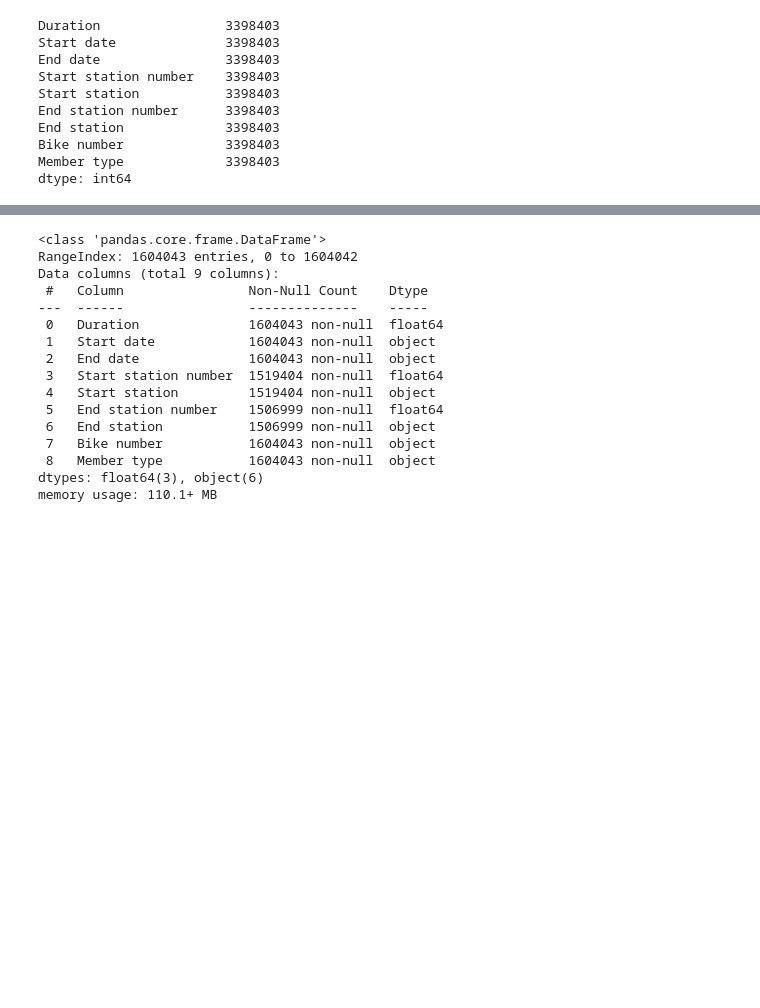
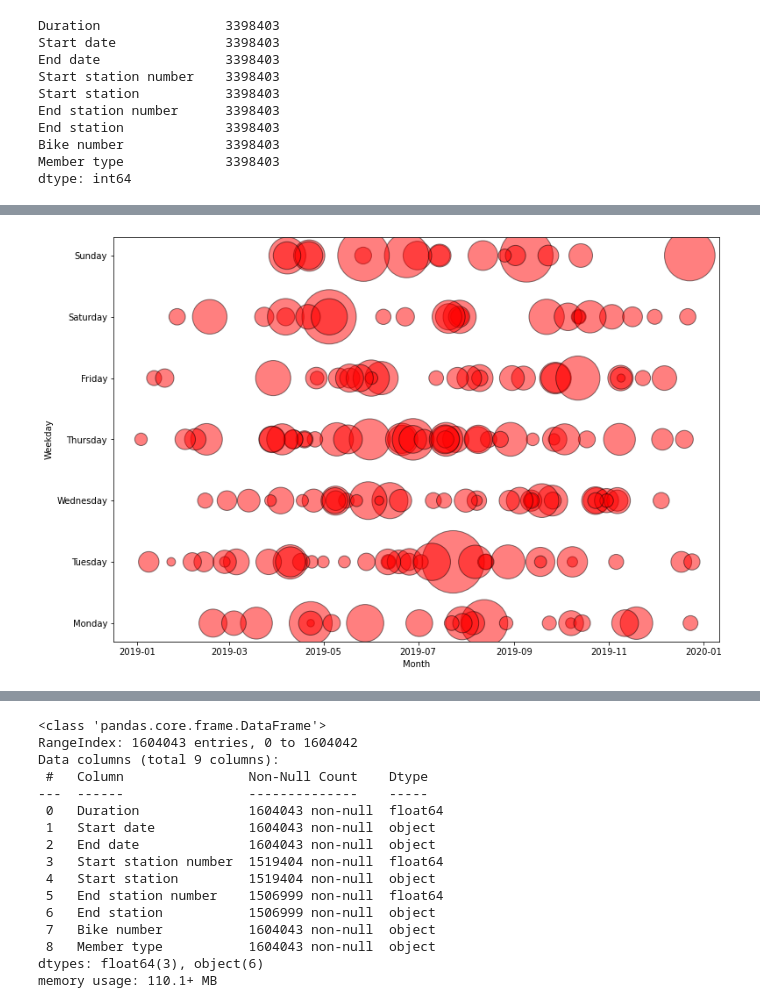
Before and after one commit to digantpatel87/Project1D2, a Jupyter notebook: Code/Project1D2.ipynb, the cells around one changed output, grey strips where cells are left out. Saved outputs shown, nothing was run; the diff lists cells and outputs as text; code cells hidden in the pictures; blank space fills up the shorter version.

Commit message:
2019 scatter plots rough draft

```diff
--- a/Code/Project1D2.ipynb
+++ b/Code/Project1D2.ipynb
@@ -103,3 +103,17 @@ combined_2019_df.head()
 | 2 | 177 | 2019-01-01 00:08:46 | 2019-01-01 00:11:44 | W22654 | Casual | 2019-01-01 00:08:46 | 00:08 | Jan | 01/01/19 |
 | 3 | 228 | 2019-01-01 00:08:47 | 2019-01-01 00:12:35 | W22336 | Member | 2019-01-01 00:08:47 | 00:08 | Jan | 01/01/19 |
 | 4 | 1300 | 2019-01-01 00:12:29 | 2019-01-01 00:34:10 | 70004 | Member | 2019-01-01 00:12:29 | 00:12 | Jan | 01/01/19 |
+# %%
+combined_2019_df["DayName"] = combined_2019_df["DateTime"].dt.day_name()
+combined_2019_df["DayNum"] = combined_2019_df["DateTime"].dt.weekday
+
+outlierIndex = combined_2019_df[combined_2019_df["Duration"]
+                                > (combined_2019_df["Duration"].mean() + (2 * (combined_2019_df["Duration"].std())))].index
+
+combined_2019_df.drop(outlierIndex, inplace=True)
+
+sample_2019_df = combined_2019_df.sample(200)
+sample_2019_df["DayInYear"] = sample_2019_df["DateTime"].dt.strftime('%j')
+sorted_sample_df = sample_2019_df.sort_values(by="Date")
+sorted_sample_df.sort_values(by="DayNum", inplace=True)
+sorted_sample_df.tail()
@@ -106,3 +127,20 @@ combined_2019_df.head()
+# %%
+#months = ["Jan", "Feb", "Mar", "Apr", "May", "Jun", "Jul", "Aug", "Sep", "Oct", "Nov", "Dec"]
+x_values = sorted_sample_df['DateTime']
+y_values = sorted_sample_df['DayName']
+duration = sorted_sample_df['Duration']
+fig = plt.figure(figsize=(12,8))
+ax = fig.add_axes([.1,.1,.8,.8])
+ax.scatter(x_values, y_values, s=duration, c="red", alpha=0.5, edgecolor="black")
+ax.set_xlabel('Month')
+ax.set_ylabel('Weekday')
+#ax.xaxis_date()
+#ax.set_xticks(np.arange(1,12,1))
+#ax.set_xticklabels(months)
+
+plt.show()
+# %% [output]
+[figure, added]
 # %%
 
 #combined_2019_df.to_csv('2019Data.csv', index = False)
```
Also changed, not shown: parts of 1 cell of this notebook.
